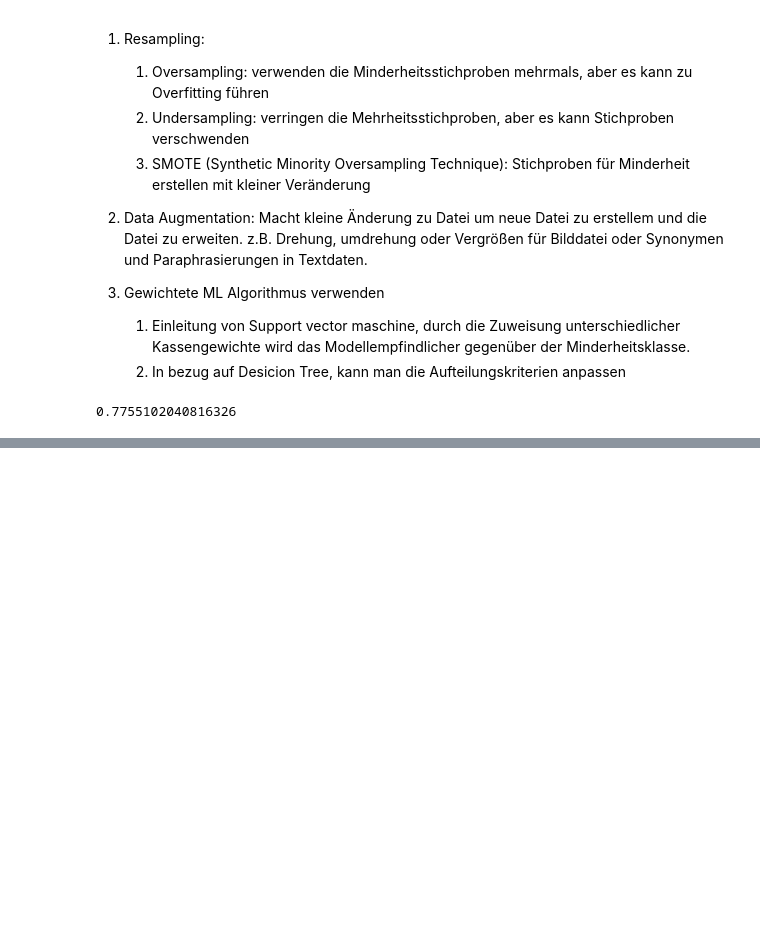
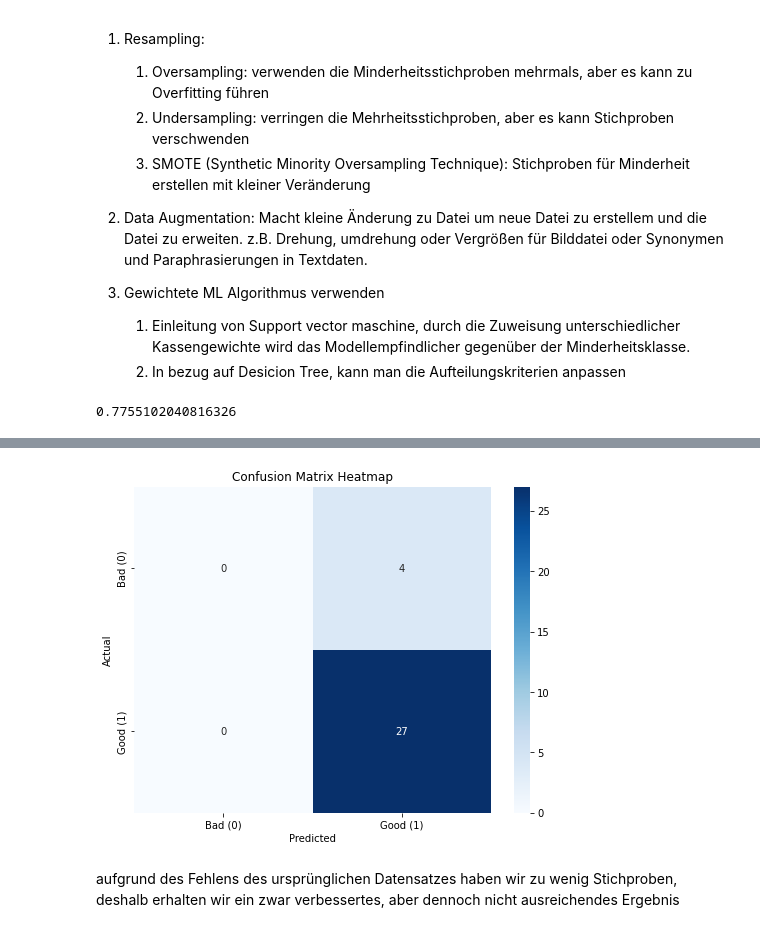
Before and after one commit to amanda8412383/data_science_bootcamp, a Jupyter notebook: naive_bayes_classifier/naive_bayes_classifier.ipynb, the cells around one changed output, grey strips where cells are left out. Drawn from its saved outputs; the diff is of its cells as text; code cells hidden in the pictures; blank space fills up the shorter version.

```diff
--- a/naive_bayes_classifier/naive_bayes_classifier.ipynb
+++ b/naive_bayes_classifier/naive_bayes_classifier.ipynb
@@ -235,0 +236,27 @@ accuracy_score(y_test_upsampled, y_pred_upsampled)
+# %%
+
+
+# bilden reviews zu binären Klassen ab
+df['binary_rating'] = df['review_rating'].apply(lambda x: 0 if x <= 3 else 1)
+
+# teilen die Daten in Features und Zielvariablen auf
+X = df['review_comment']
+y = df['binary_rating']
+
+# Train-Test aufteilen
+X_train, X_test, y_train, y_test = train_test_split(X, y, test_size=0.2, random_state=42)
+
+# feature extraction
+vectorizer = TfidfVectorizer(stop_words='english')
+X_train_tfidf = vectorizer.fit_transform(X_train)
+X_test_tfidf = vectorizer.transform(X_test)
+
+# Modell trainieren
+model = MultinomialNB()
+model.fit(X_train_tfidf, y_train)
+
+# Vorhersagen für die Testdaten
+y_pred = model.predict(X_test_tfidf)
+
+print("Accuracy:", accuracy_score(y_test, y_pred))
+print("\nClassification Report:\n", classification_report(y_test, y_pred))
@@ -235,0 +275,18 @@ accuracy_score(y_test_upsampled, y_pred_upsampled)
+# %%
+
+from sklearn.metrics import confusion_matrix
+
+# Berechnung der Konfusionsmatrix
+conf_matrix = confusion_matrix(y_test, y_pred)
+
+# Plot der Konfusionsmatrix als Heatmap
+plt.figure(figsize=(8, 6))
+sns.heatmap(conf_matrix, annot=True, fmt='d', cmap='Blues', xticklabels=['Bad (0)', 'Good (1)'], yticklabels=['Bad (0)', 'Good (1)'])
+plt.xlabel('Predicted')
+plt.ylabel('Actual')
+plt.title('Confusion Matrix Heatmap')
+plt.show()
+# %% [output]
+[figure, added]
+# %% [markdown]
+aufgrund des Fehlens des ursprünglichen Datensatzes haben wir zu wenig Stichproben, deshalb erhalten wir ein zwar verbessertes, aber dennoch nicht ausreichendes Ergebnis
```
Also changed, not shown: parts of 4 cells of this notebook, 2 other files.
